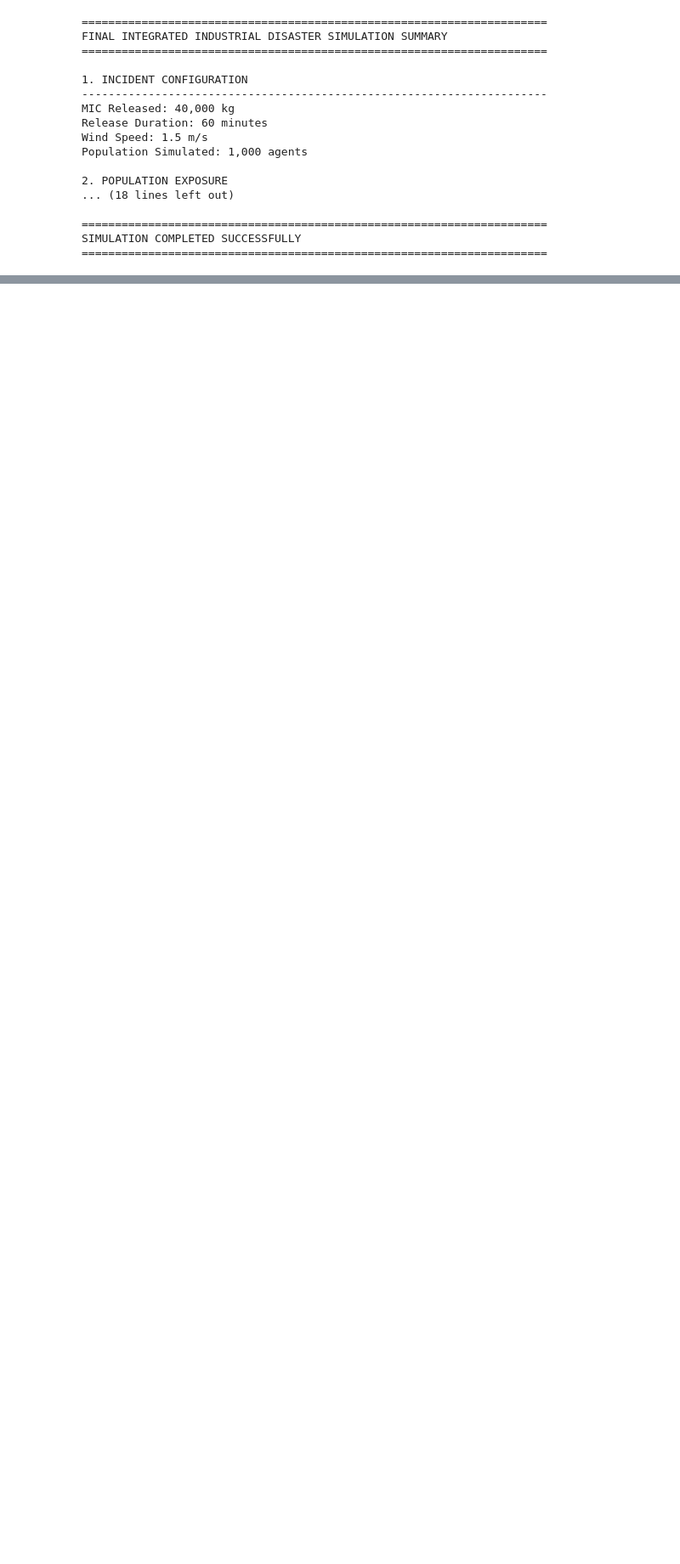
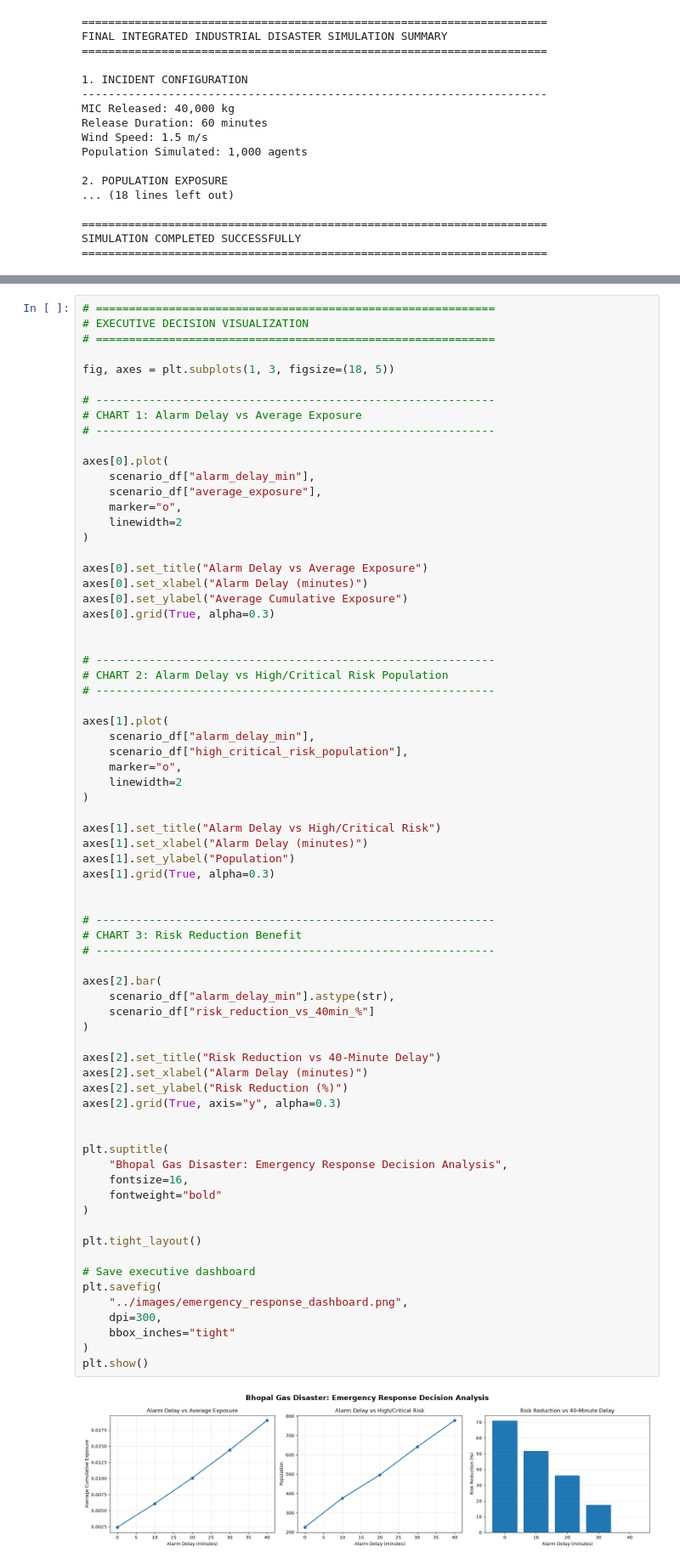
Before and after one commit to abhisarthak/bhopal-gas-tragedy-analysis, a Jupyter notebook: notebooks/01_integrated_simulation.ipynb, the cells around one changed output, grey strips where cells are left out. Shown at 85% size. Cells and saved outputs as stored; diff of their text form; blank space fills up the shorter version.

```diff
--- a/notebooks/01_integrated_simulation.ipynb
+++ b/notebooks/01_integrated_simulation.ipynb
@@ -1476,0 +1609,73 @@ SIMULATION COMPLETED SUCCESSFULLY
+# %%
+# ============================================================
+# EXECUTIVE DECISION VISUALIZATION
+# ============================================================
+
+fig, axes = plt.subplots(1, 3, figsize=(18, 5))
+
+# ------------------------------------------------------------
+# CHART 1: Alarm Delay vs Average Exposure
+# ------------------------------------------------------------
+
+axes[0].plot(
+    scenario_df["alarm_delay_min"],
+    scenario_df["average_exposure"],
+    marker="o",
+    linewidth=2
+)
+
+axes[0].set_title("Alarm Delay vs Average Exposure")
+axes[0].set_xlabel("Alarm Delay (minutes)")
+axes[0].set_ylabel("Average Cumulative Exposure")
+axes[0].grid(True, alpha=0.3)
+
+
+# ------------------------------------------------------------
+# CHART 2: Alarm Delay vs High/Critical Risk Population
+# ------------------------------------------------------------
+
+axes[1].plot(
+    scenario_df["alarm_delay_min"],
+    scenario_df["high_critical_risk_population"],
+    marker="o",
+    linewidth=2
+)
+
+axes[1].set_title("Alarm Delay vs High/Critical Risk")
+axes[1].set_xlabel("Alarm Delay (minutes)")
+axes[1].set_ylabel("Population")
+axes[1].grid(True, alpha=0.3)
+
+
+# ------------------------------------------------------------
+# CHART 3: Risk Reduction Benefit
+# ------------------------------------------------------------
+
+axes[2].bar(
+    scenario_df["alarm_delay_min"].astype(str),
+    scenario_df["risk_reduction_vs_40min_%"]
+)
+
+axes[2].set_title("Risk Reduction vs 40-Minute Delay")
+axes[2].set_xlabel("Alarm Delay (minutes)")
+axes[2].set_ylabel("Risk Reduction (%)")
+axes[2].grid(True, axis="y", alpha=0.3)
+
+
+plt.suptitle(
+    "Bhopal Gas Disaster: Emergency Response Decision Analysis",
+    fontsize=16,
+    fontweight="bold"
+)
+
+plt.tight_layout()
+
+# Save executive dashboard
+plt.savefig(
+    "../images/emergency_response_dashboard.png",
+    dpi=300,
+    bbox_inches="tight"
+)
+plt.show()
+# %% [output]
+[figure, added]
```
Also changed, not shown: parts of 2 cells of this notebook.
